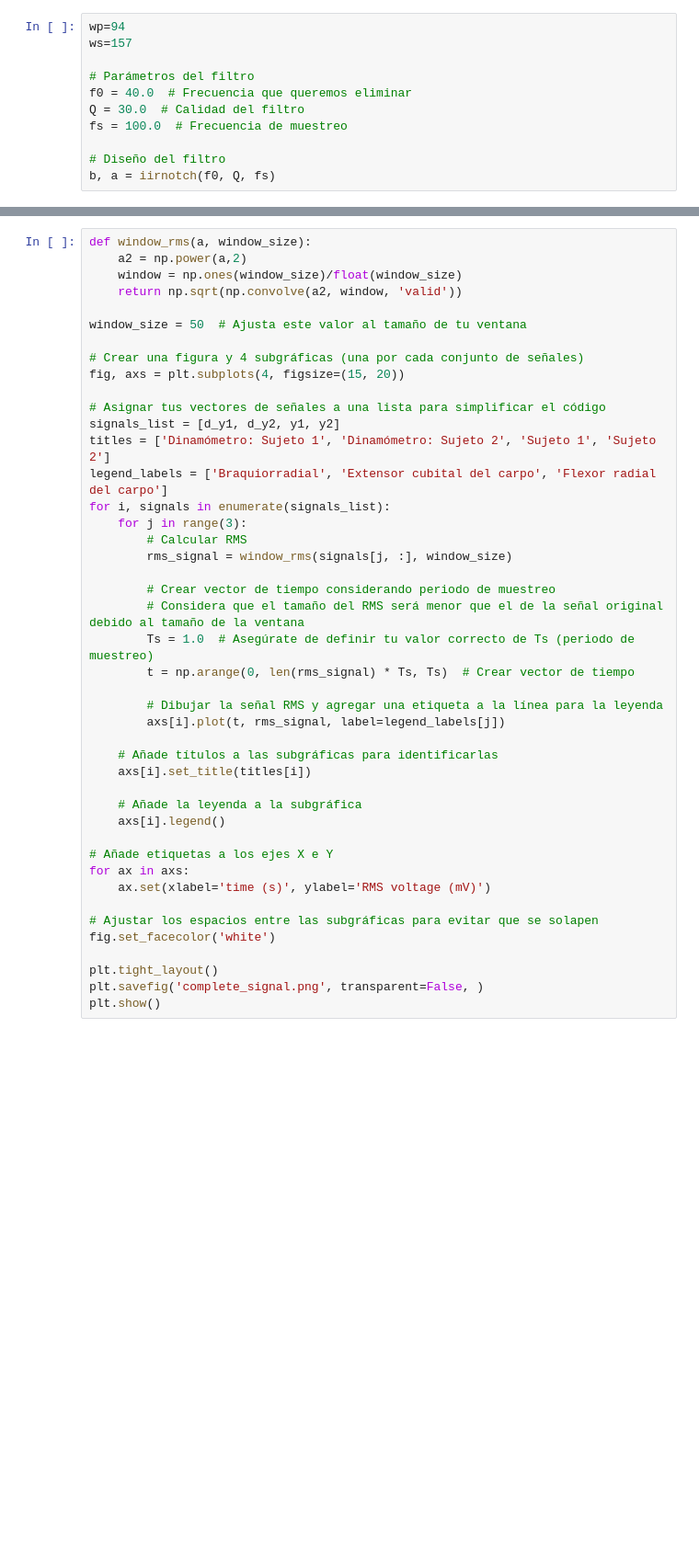
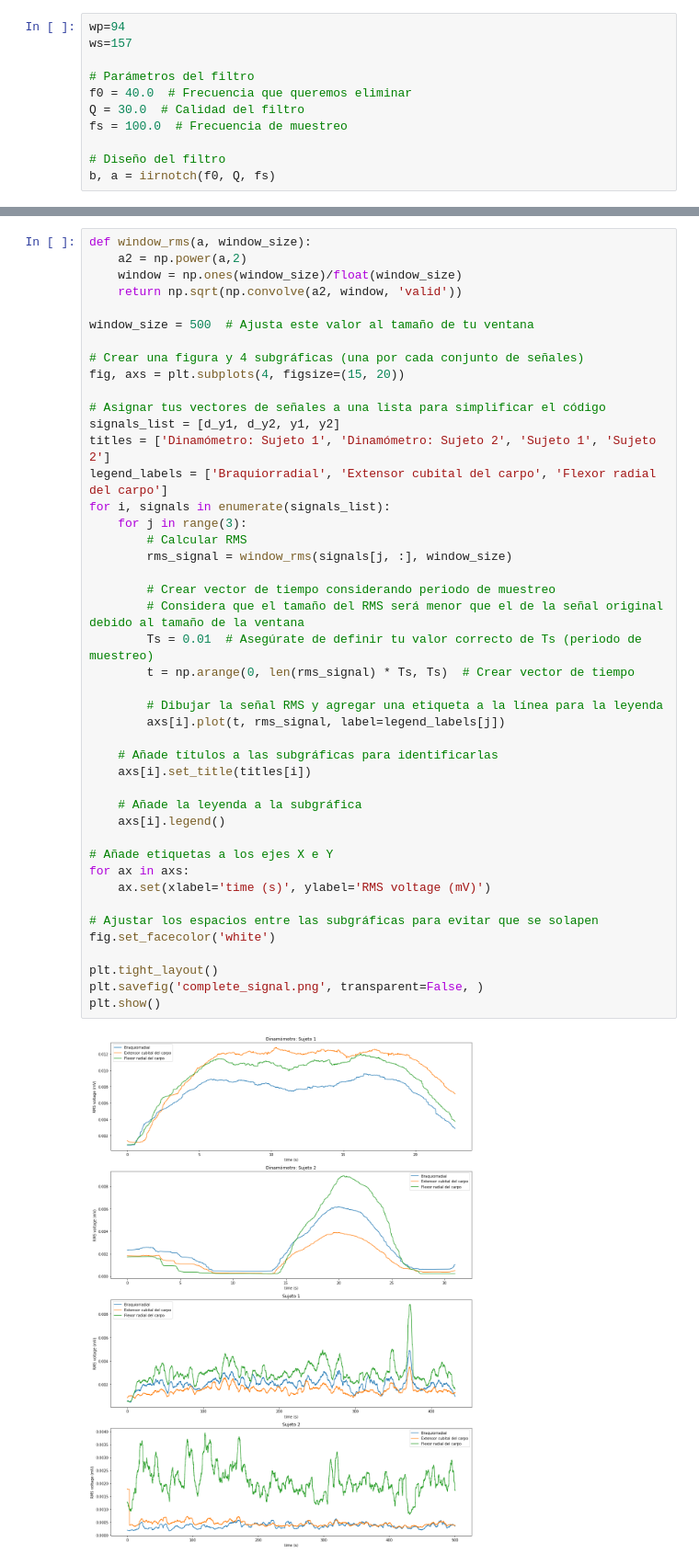
Before and after one commit to EduMV/ISB-G3, a Jupyter notebook: Software/Procesamiento y análisis/analisis.ipynb, the cells around one changed output, grey strips where cells are left out. Shown at 92% size. Cells and saved outputs as stored; diff of their text form; blank space fills up the shorter version.

```diff
--- a/Software/Procesamiento y análisis/analisis.ipynb
+++ b/Software/Procesamiento y análisis/analisis.ipynb
@@ -111,7 +101,7 @@ def window_rms(a, window_size):
     window = np.ones(window_size)/float(window_size)
     return np.sqrt(np.convolve(a2, window, 'valid'))
 
-window_size = 50  # Ajusta este valor al tamaño de tu ventana
+window_size = 500  # Ajusta este valor al tamaño de tu ventana
 
 # Crear una figura y 4 subgráficas (una por cada conjunto de señales)
 fig, axs = plt.subplots(4, figsize=(15, 20))
@@ -121,34 +111,36 @@ signals_list = [d_y1, d_y2, y1, y2]
 titles = ['Dinamómetro: Sujeto 1', 'Dinamómetro: Sujeto 2', 'Sujeto 1', 'Sujeto 2']
 legend_labels = ['Braquiorradial', 'Extensor cubital del carpo', 'Flexor radial del carpo']
 for i, signals in enumerate(signals_list):
     for j in range(3):
         # Calcular RMS
         rms_signal = window_rms(signals[j, :], window_size)
 
         # Crear vector de tiempo considerando periodo de muestreo
         # Considera que el tamaño del RMS será menor que el de la señal original debido al tamaño de la ventana
-        Ts = 1.0  # Asegúrate de definir tu valor correcto de Ts (periodo de muestreo)
+        Ts = 0.01  # Asegúrate de definir tu valor correcto de Ts (periodo de muestreo)
         t = np.arange(0, len(rms_signal) * Ts, Ts)  # Crear vector de tiempo
 
         # Dibujar la señal RMS y agregar una etiqueta a la línea para la leyenda
         axs[i].plot(t, rms_signal, label=legend_labels[j])
 
     # Añade títulos a las subgráficas para identificarlas
     axs[i].set_title(titles[i])
 
     # Añade la leyenda a la subgráfica
     axs[i].legend()
 
 # Añade etiquetas a los ejes X e Y
 for ax in axs:
     ax.set(xlabel='time (s)', ylabel='RMS voltage (mV)')
 
 # Ajustar los espacios entre las subgráficas para evitar que se solapen
 fig.set_facecolor('white')
 
 plt.tight_layout()
 plt.savefig('complete_signal.png', transparent=False, )
 plt.show()
+# %% [output]
+[figure, added]
 # %%
 # Crear una figura
 fig, ax = plt.subplots(figsize=(10, 6))
```
Also changed, not shown: parts of 6 cells of this notebook, 4 other files.
